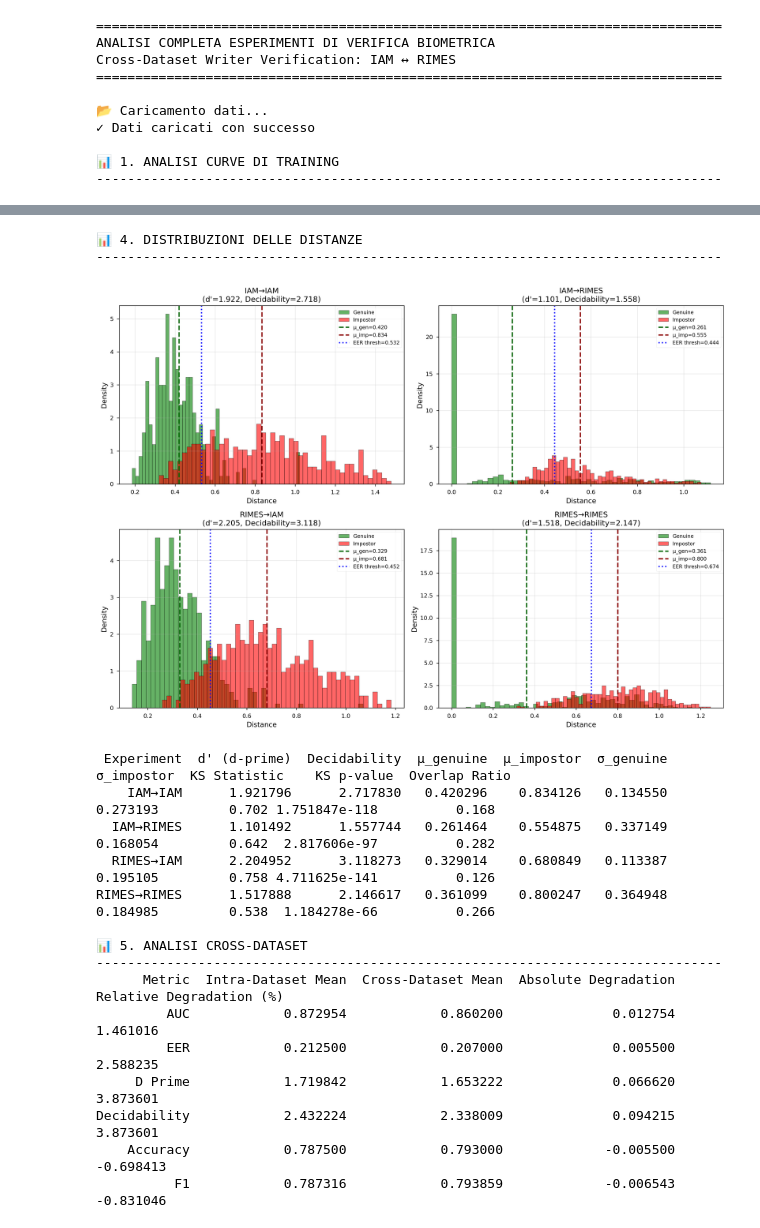
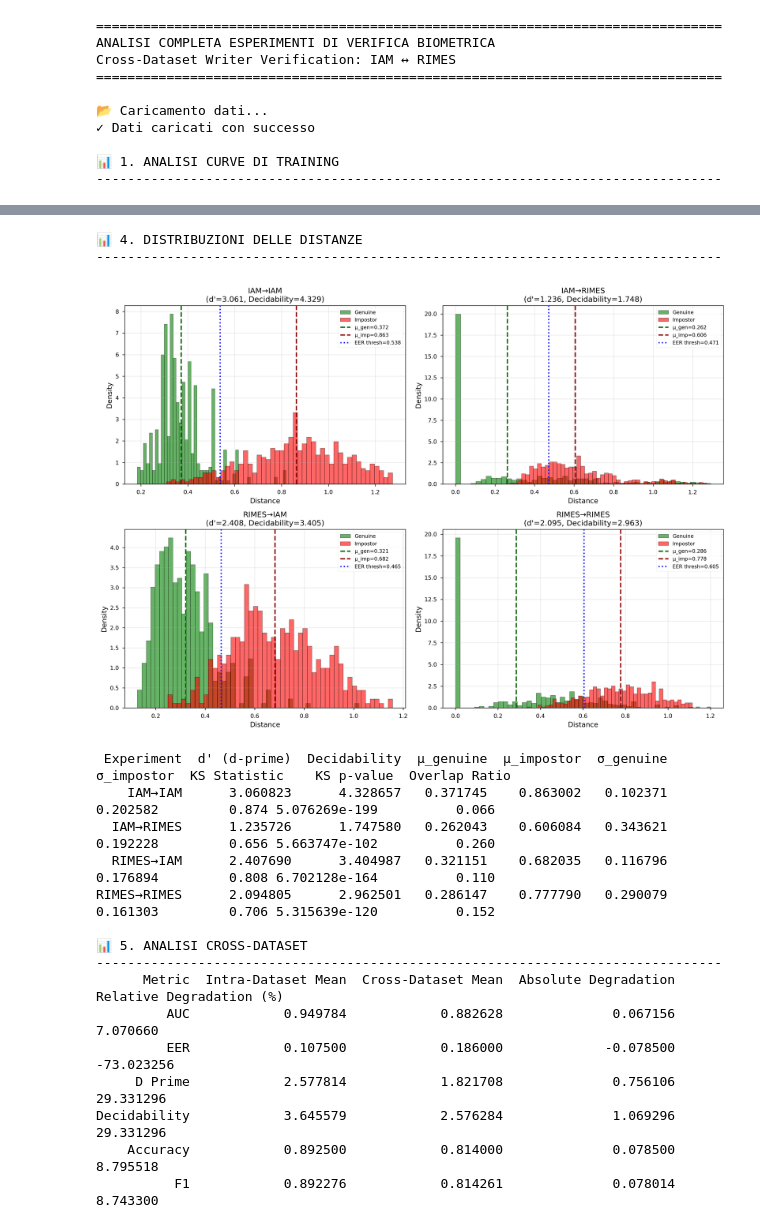
Before and after one commit to lorenzo-arcioni/HandVerify, a Jupyter notebook: notebooks/Results Analysis.ipynb, the cells around one changed output, grey strips where cells are left out. Saved outputs shown, nothing was run; the diff lists cells and outputs as text; code cells hidden in the pictures.

```diff
--- a/notebooks/Results Analysis.ipynb
+++ b/notebooks/Results Analysis.ipynb
@@ -551,7 +551,7 @@ def generate_full_report(base_path, output_dir='./analysis_results'):
 
 if __name__ == "__main__":
     # CONFIGURAZIONE: Modifica questo path con il percorso ai tuoi dati
-    BASE_PATH = "../results/bce_experiments_20251220_200058"
+    BASE_PATH = "../results/bce_experiments_20251220_234010"
     OUTPUT_DIR = "../results"
 
     # Genera report completo
@@ -595,18 +595,18 @@ RIMES→RIMES 0.822720     26.4     0.736   0.736948   0.734  0.735471 1.517888
 📊 4. DISTRIBUZIONI DELLE DISTANZE
 --------------------------------------------------------------------------------
-[figure, old version]
+[figure, new version]
  Experiment  d' (d-prime)  Decidability  μ_genuine  μ_impostor  σ_genuine  σ_impostor  KS Statistic    KS p-value  Overlap Ratio
-    IAM→IAM      1.921796      2.717830   0.420296    0.834126   0.134550    0.273193         0.702 1.751847e-118          0.168
-  IAM→RIMES      1.101492      1.557744   0.261464    0.554875   0.337149    0.168054         0.642  2.817606e-97          0.282
-  RIMES→IAM      2.204952      3.118273   0.329014    0.680849   0.113387    0.195105         0.758 4.711625e-141          0.126
-RIMES→RIMES      1.517888      2.146617   0.361099    0.800247   0.364948    0.184985         0.538  1.184278e-66          0.266
+    IAM→IAM      3.060823      4.328657   0.371745    0.863002   0.102371    0.202582         0.874 5.076269e-199          0.066
+  IAM→RIMES      1.235726      1.747580   0.262043    0.606084   0.343621    0.192228         0.656 5.663747e-102          0.260
+  RIMES→IAM      2.407690      3.404987   0.321151    0.682035   0.116796    0.176894         0.808 6.702128e-164          0.110
+RIMES→RIMES      2.094805      2.962501   0.286147    0.777790   0.290079    0.161303         0.706 5.315639e-120          0.152
 
 📊 5. ANALISI CROSS-DATASET
 --------------------------------------------------------------------------------
       Metric  Intra-Dataset Mean  Cross-Dataset Mean  Absolute Degradation  Relative Degradation (%)
-         AUC            0.872954            0.860200              0.012754                  1.461016
-         EER            0.212500            0.207000              0.005500                  2.588235
-     D Prime            1.719842            1.653222              0.066620                  3.873601
-Decidability            2.432224            2.338009              0.094215                  3.873601
-    Accuracy            0.787500            0.793000             -0.005500                 -0.698413
-          F1            0.787316            0.793859             -0.006543                 -0.831046
+         AUC            0.949784            0.882628              0.067156                  7.070660
+         EER            0.107500            0.186000             -0.078500                -73.023256
+     D Prime            2.577814            1.821708              0.756106                 29.331296
+Decidability            3.645579            2.576284              1.069296                 29.331296
+    Accuracy            0.892500            0.814000              0.078500                  8.795518
+          F1            0.892276            0.814261              0.078014                  8.743300
```
Also changed, not shown: parts of 1 cell of this notebook, 42 other files.
